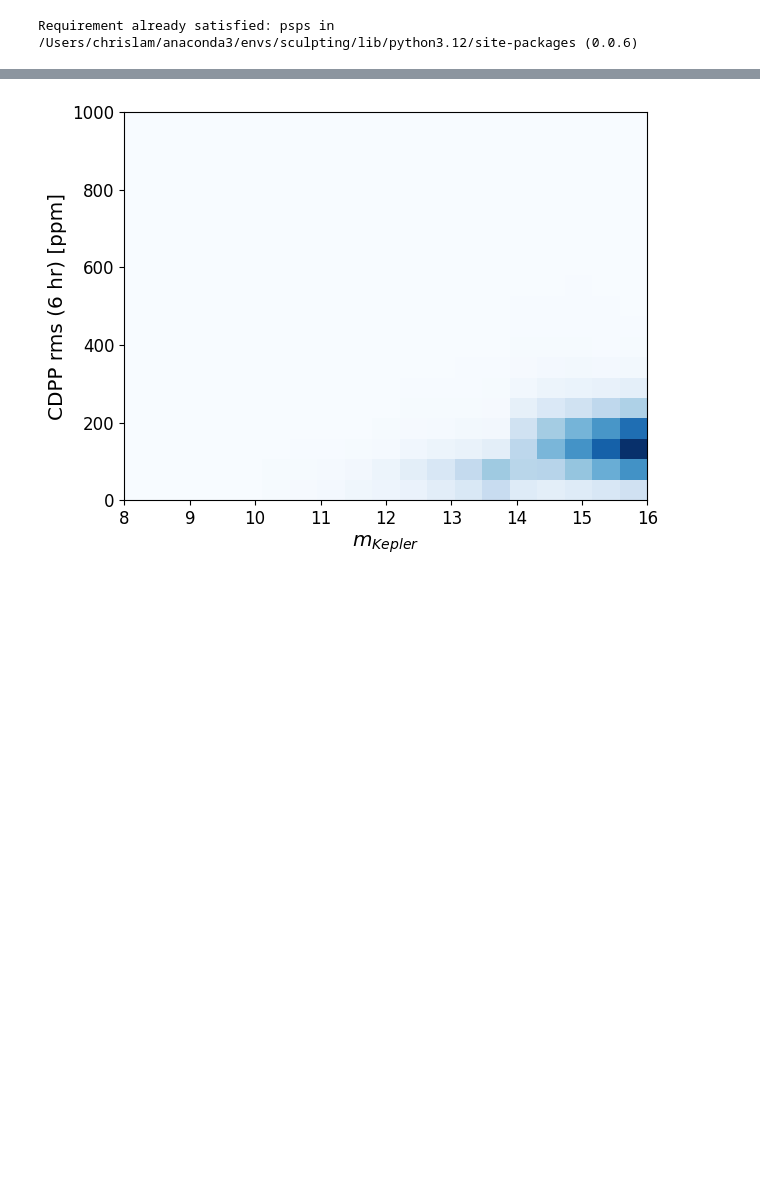
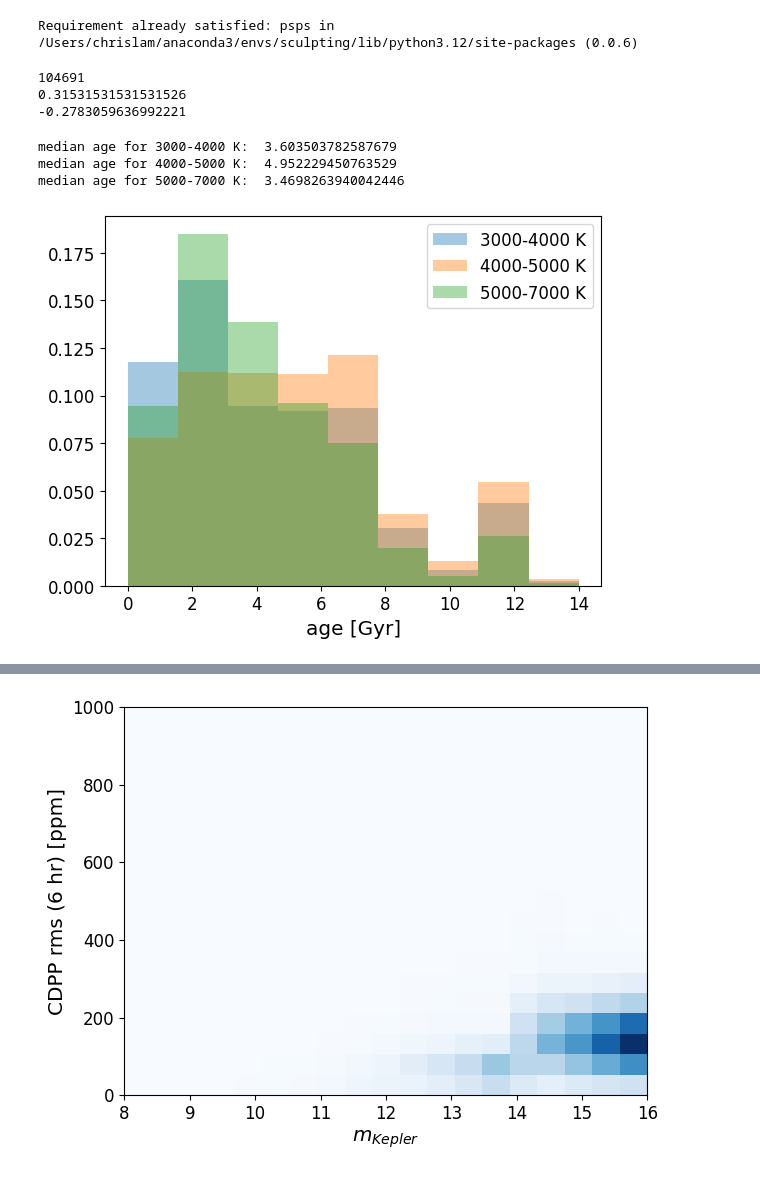
Before and after one commit to exoclam/psps, a Jupyter notebook: paper_dir/look-here-chris-make-systems.ipynb, the cells around one changed output, grey strips where cells are left out. Cells and saved outputs as stored; diff of their text form; code cells hidden in the pictures; blank space fills up the shorter version.

Commit message:
referee report kepler and k2 notebooks

```diff
--- a/paper_dir/look-here-chris-make-systems.ipynb
+++ b/paper_dir/look-here-chris-make-systems.ipynb
@@ -77,7 +77,7 @@ datpaths = [
 trilegal_kepler = pd.concat((pd.read_csv(f, sep='\s+') for f in datpaths)) # 120K stars
 trilegal_kepler = trilegal_kepler.loc[trilegal_kepler['m2/m1']==0.].reset_index() # eliminate binaries: 70K stars
 trilegal_kepler['Teff'] = 10**trilegal_kepler['logTe'].astype(float)
-trilegal_kepler = trilegal_kepler.loc[(10**trilegal_kepler['logTe'] <= 7500) & (10**trilegal_kepler['logTe'] >= 3700)] # outside of this range, we stop resembling Kepler: 60K stars
+#trilegal_kepler = trilegal_kepler.loc[(10**trilegal_kepler['logTe'] <= 7500) & (10**trilegal_kepler['logTe'] >= 3700)] # outside of this range, we stop resembling Kepler: 60K stars
 
 # TRILEGAL logAge bin size is 0.02, so let's introduce a spread of that size; note from Luke Bouma (https://github.com/lgbouma/gyrojo/blob/main/gyrojo/trilegal.py#L92-L108)
 eps = np.random.normal(loc=0, scale=0.02, size=len(trilegal_kepler))
@@ -96,9 +96,39 @@ trilegal_kepler['distance_pc'] = 10 * 10**(trilegal_kepler['m-M0']/5)
 
 trilegal_kepler['distance'] = simulate_helpers.distance_modulus_to_distance(trilegal_kepler['m-M0'], perturb=True)
 trilegal_kepler['height'] = simulate_helpers.dist_kepler_to_height(trilegal_kepler['distance'])
+print(len(trilegal_kepler))
 
 ### draw CDPP for TRILEGAL sample, matched to Teff/logg/kepmag bins, to make sure its distribution is similar to that of B20 sample
-trilegal_kepler = simulate_helpers.kepmag_to_cdpp_vectorized(berger_kepler, trilegal_kepler)
+#trilegal_kepler = simulate_helpers.kepmag_to_cdpp_vectorized(berger_kepler, trilegal_kepler)
+
+berger_kepler['frac_age_err1'] = berger_kepler['iso_age_err1']/berger_kepler['iso_age']
+berger_kepler['frac_age_err2'] = berger_kepler['iso_age_err2']/berger_kepler['iso_age']
+print(np.nanmedian(berger_kepler['frac_age_err1']))
+print(np.nanmedian(berger_kepler['frac_age_err2']))
+# %% [output]
+104691
+0.31531531531531526
+-0.2783059636992221
+# %%
+cool = trilegal_kepler.loc[(trilegal_kepler['Teff'] <= 4000) & (trilegal_kepler['Teff'] > 3000)]
+medium = trilegal_kepler.loc[(trilegal_kepler['Teff'] <= 5000) & (trilegal_kepler['Teff'] > 4000)]
+hot = trilegal_kepler.loc[(trilegal_kepler['Teff'] <= 7000) & (trilegal_kepler['Teff'] > 5000)]
+#trilegal_kepler.loc[trilegal_kepler['logg'] <= 4]
+print("median age for 3000-4000 K: ", np.nanmedian(cool.age))
+print("median age for 4000-5000 K: ", np.nanmedian(medium.age))
+print("median age for 5000-7000 K: ", np.nanmedian(hot.age))
+
+plt.hist(cool['age'], density=True, alpha=0.4, label='3000-4000 K', bins=np.linspace(0, 14, 10))
+plt.hist(medium['age'], density=True, alpha=0.4, label='4000-5000 K', bins=np.linspace(0, 14, 10))
+plt.hist(hot['age'], density=True, alpha=0.4, label='5000-7000 K', bins=np.linspace(0, 14, 10))
+plt.xlabel('age [Gyr]')
+plt.legend()
+plt.show()
+# %% [output]
+median age for 3000-4000 K:  3.603503782587679
+median age for 4000-5000 K:  4.952229450763529
+median age for 5000-7000 K:  3.4698263940042446
+[figure, added]
 # %%
 ### inspect TRILEGAL and B20 samples
 fig = utils.plot_properties(trilegal_kepler, label='TRI')
```
Also changed, not shown: parts of 6 cells of this notebook, 5 other files.
